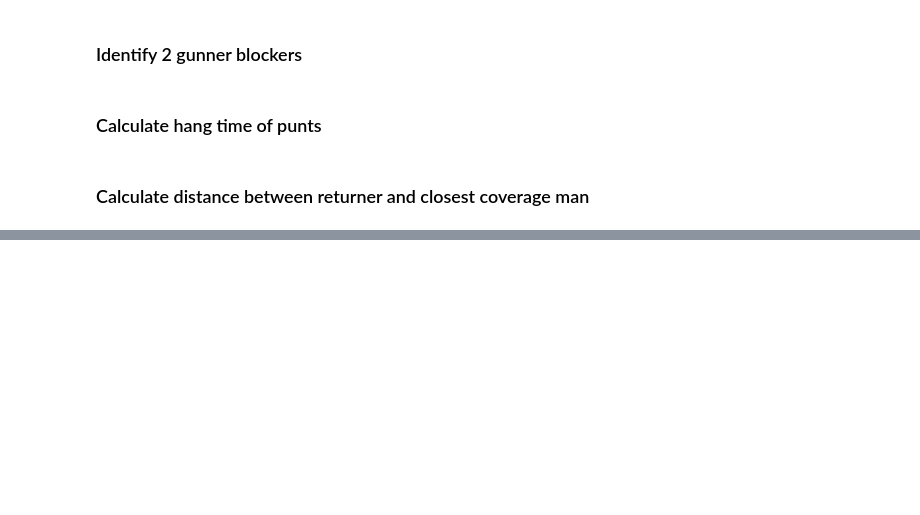
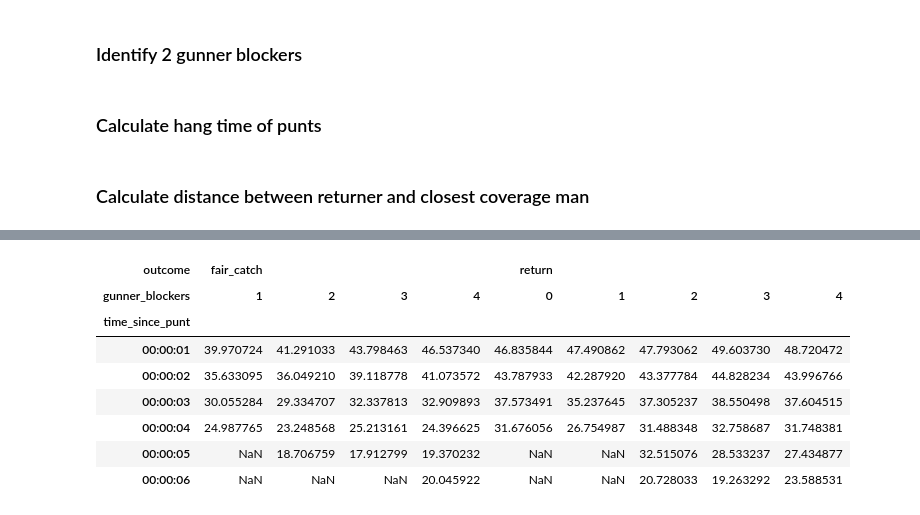
Before and after one commit to mtodisco10/nfl-punt-analytics, a Jupyter notebook: nfl_punt_script.ipynb, the cells around one changed output, grey strips where cells are left out. Saved outputs shown, nothing was run; the diff lists cells and outputs as text; code cells hidden in the pictures; blank space fills up the shorter version.

```diff
--- a/nfl_punt_script.ipynb
+++ b/nfl_punt_script.ipynb
@@ -50,0 +89,11 @@ video_footage_injury.iloc[0,9]
+# %%
+#Create a column in the play_info dataframe to determine the type of play
+play_info['outcome'] = np.where(play_info['PlayDescription'].str.contains('fair catch', flags=re.IGNORECASE, regex=True), 'fair_catch',
+                        np.where(play_info['PlayDescription'].str.contains('touchback', flags=re.IGNORECASE, regex=True), 'touchback',
+                        np.where(play_info['PlayDescription'].str.contains('out of bounds', flags=re.IGNORECASE, regex=True), 'oob',
+                        np.where(play_info['PlayDescription'].str.contains('downed', flags=re.IGNORECASE, regex=True), 'downed',
+                        np.where(play_info['PlayDescription'].str.contains('blocked', flags=re.IGNORECASE, regex=True), 'blocked',
+                        np.where(play_info['PlayDescription'].str.contains('fake|pass', flags=re.IGNORECASE, regex=True), 'fake',
+                        np.where(play_info['PlayDescription'].str.contains('safety', flags=re.IGNORECASE, regex=True), 'safety',
+                        np.where(play_info['PlayDescription'].str.contains('[0-9]+ for [-+]?[0-9]+ yards?|for no gain|muffs|touchdown', flags=re.IGNORECASE, regex=True), 'return',
+                        np.where(play_info['PlayDescription'].str.contains('- no play|delay of game|false start, declined|penalty enforced', flags=re.IGNORECASE, regex=True), 'no_play', ' ')))))))))
@@ -710 +837,13 @@ cov_ret_df = coverage_returner_space(play_info_2016_pre, NGS_2016_pre)
+# %%
+pd.pivot_table(cov_ret_df, values='dis_from_ret', index=['time_since_punt'], columns=['outcome','gunner_blockers'], aggfunc=np.mean)
+# %% [output]
+| outcome | fair_catch |  |  |  | return |  |  |  |  |
+| gunner_blockers | 1 | 2 | 3 | 4 | 0 | 1 | 2 | 3 | 4 |
+| time_since_punt |  |  |  |  |  |  |  |  |  |
+| 00:00:01 | 39.970724 | 41.291033 | 43.798463 | 46.537340 | 46.835844 | 47.490862 | 47.793062 | 49.603730 | 48.720472 |
+| 00:00:02 | 35.633095 | 36.049210 | 39.118778 | 41.073572 | 43.787933 | 42.287920 | 43.377784 | 44.828234 | 43.996766 |
+| 00:00:03 | 30.055284 | 29.334707 | 32.337813 | 32.909893 | 37.573491 | 35.237645 | 37.305237 | 38.550498 | 37.604515 |
+| 00:00:04 | 24.987765 | 23.248568 | 25.213161 | 24.396625 | 31.676056 | 26.754987 | 31.488348 | 32.758687 | 31.748381 |
+| 00:00:05 | NaN | 18.706759 | 17.912799 | 19.370232 | NaN | NaN | 32.515076 | 28.533237 | 27.434877 |
+| 00:00:06 | NaN | NaN | NaN | 20.045922 | NaN | NaN | 20.728033 | 19.263292 | 23.588531 |
 # %%
```
Also changed, not shown: parts of 55 cells of this notebook.
